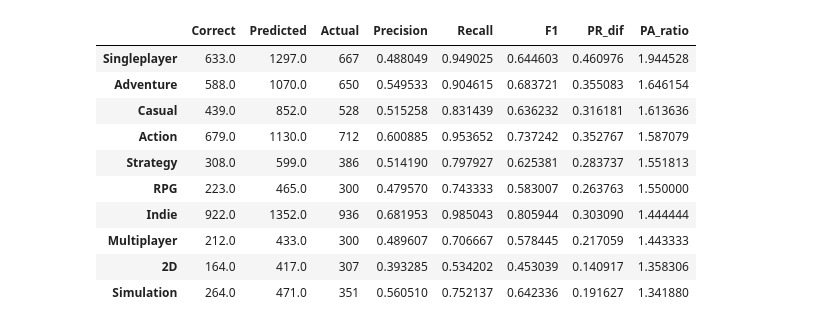
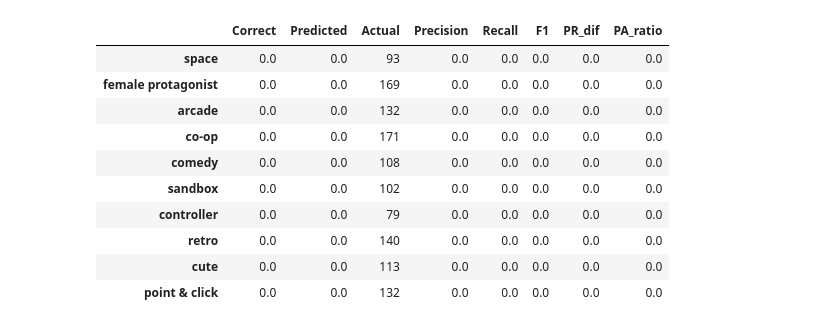
Before and after one commit to JorisVlaar/NLP_Project_Group_36, a Jupyter notebook: project2.ipynb, the cells around one changed output. Cells and saved outputs as stored; diff of their text form; code cells hidden in the pictures.

```diff
--- a/project2.ipynb
+++ b/project2.ipynb
@@ -268,6 +221,9 @@ Encoding text to embeddings...
 # -----------------------------
 print("Encoding tags to multilabel format...")
 mlb = MultiLabelBinarizer()
-y = mlb.fit_transform(game_reviews['tags'])
+y = mlb.fit_transform(game_reviews_filtered['tags'])
+
+print(filtered_embeddings.shape)
+print(y.shape)
 # %% [output]
 Encoding tags to multilabel format...
@@ -277,7 +235,7 @@ Encoding tags to multilabel format...
 # -----------------------------
 print("Splitting data into train and test sets...")
 X_train, X_test, y_train, y_test, train_ids, test_ids, train_names, test_names = train_test_split(
-    data, y, game_reviews['app_id'], game_reviews['app_name'], test_size=0.15, random_state=69
+    filtered_embeddings, y, game_reviews_filtered['app_id'], game_reviews_filtered['app_name'], test_size=0.15, random_state=42
 )
 
 print(X_train.shape, y_train.shape, X_test.shape, y_test.shape)
@@ -361,6 +319,6 @@ def get_treshhold_tags(probs, threshold=0.25):
         dynamic_pred_tags.append(tags)
     return dynamic_pred_tags
 # %%
-# probsl = simple_linear(X_train, y_train)
+probsl = simple_linear(X_train, y_train)
 # probsm = median_class_weights_linear(X_train, y_train, X_test)
-kprobs = kfoldprobs(X_train, y_train, X_test, n_splits=10)
+# kprobs = kfoldprobs(X_train, y_train, X_test, n_splits=10)
@@ -367,17 +361,15 @@ kprobs = kfoldprobs(X_train, y_train, X_test, n_splits=10)
 # %%
-for i in [0.1, 0.15, 0.2, 0.25]:
+for i in [0.1, 0.15, 0.2, 0.25, .3]:
     print("\n ----------- \nResults for threshold =", i)
-    # top_n_pred_tags = get_treshhold_tags(probsl, threshold=i)
+    top_n_pred_tags = get_treshhold_tags(probsl, threshold=i)
     # print("Results for simple linear model:")
     # ceval(top_n_pred_tags)
     # top_n_pred_tags = get_top_n_tags(probsl, top_n=8)
     # print("\n ----------- \nResults for simple linear model (top 8):")
-    # ceval(top_n_pred_tags)
-    # top_n_pred_tags = get_treshhold_tags(probsm, threshold=0.35)
-    # print("\n ----------- \nResults for median class weights linear model:")
-    # ceval(top_n_pred_tags)
-    top_n_pred_tags = get_treshhold_tags( kprobs, threshold=i)
-    print("\n ----------- \nResults for k-fold model:")
+    # top_n_pred_tags = get_treshhold_tags(probsm, threshold=i)
+    print("\n ----------- \nResults for median class weights linear model:")
+    # top_n_pred_tags = get_treshhold_tags( kprobs, threshold=i)
+    # print("\n ----------- \nResults for k-fold model:")
     ceval(top_n_pred_tags)
 # %% [output]
  -----------
@@ -483,22 +474,22 @@ tag_stats = tag_stats.fillna(0).sort_values('F1', ascending=False)
 # %%
 # tag_stats.sort_values('Correct', ascending=False).head(10)
 # tag_stats[tag_stats['Predicted'] > 5].sort_values('Precision', ascending=False).head(10)
 # tag_stats[tag_stats['Actual'] > 5].sort_values('Recall').head(10)
 # tag_stats.sort_values('F1', ascending=False).head(25)
 # tag_stats.sort_values('PR_dif', ascending=False).head(10)
-tag_stats.sort_values('PA_ratio', ascending=False).head(10)
+tag_stats.sort_values('PA_ratio', ascending=True).head(10)
 # %% [output]
 |  | Correct | Predicted | Actual | Precision | Recall | F1 | PR_dif | PA_ratio |
-| Singleplayer | 633.0 | 1297.0 | 667 | 0.488049 | 0.949025 | 0.644603 | 0.460976 | 1.944528 |
-| Adventure | 588.0 | 1070.0 | 650 | 0.549533 | 0.904615 | 0.683721 | 0.355083 | 1.646154 |
-| Casual | 439.0 | 852.0 | 528 | 0.515258 | 0.831439 | 0.636232 | 0.316181 | 1.613636 |
-| Action | 679.0 | 1130.0 | 712 | 0.600885 | 0.953652 | 0.737242 | 0.352767 | 1.587079 |
-| Strategy | 308.0 | 599.0 | 386 | 0.514190 | 0.797927 | 0.625381 | 0.283737 | 1.551813 |
-| RPG | 223.0 | 465.0 | 300 | 0.479570 | 0.743333 | 0.583007 | 0.263763 | 1.550000 |
-| Indie | 922.0 | 1352.0 | 936 | 0.681953 | 0.985043 | 0.805944 | 0.303090 | 1.444444 |
-| Multiplayer | 212.0 | 433.0 | 300 | 0.489607 | 0.706667 | 0.578445 | 0.217059 | 1.443333 |
-| 2D | 164.0 | 417.0 | 307 | 0.393285 | 0.534202 | 0.453039 | 0.140917 | 1.358306 |
-| Simulation | 264.0 | 471.0 | 351 | 0.560510 | 0.752137 | 0.642336 | 0.191627 | 1.341880 |
+| space | 0.0 | 0.0 | 93 | 0.0 | 0.0 | 0.0 | 0.0 | 0.0 |
+| female protagonist | 0.0 | 0.0 | 169 | 0.0 | 0.0 | 0.0 | 0.0 | 0.0 |
+| arcade | 0.0 | 0.0 | 132 | 0.0 | 0.0 | 0.0 | 0.0 | 0.0 |
+| co-op | 0.0 | 0.0 | 171 | 0.0 | 0.0 | 0.0 | 0.0 | 0.0 |
+| comedy | 0.0 | 0.0 | 108 | 0.0 | 0.0 | 0.0 | 0.0 | 0.0 |
+| sandbox | 0.0 | 0.0 | 102 | 0.0 | 0.0 | 0.0 | 0.0 | 0.0 |
+| controller | 0.0 | 0.0 | 79 | 0.0 | 0.0 | 0.0 | 0.0 | 0.0 |
+| retro | 0.0 | 0.0 | 140 | 0.0 | 0.0 | 0.0 | 0.0 | 0.0 |
+| cute | 0.0 | 0.0 | 113 | 0.0 | 0.0 | 0.0 | 0.0 | 0.0 |
+| point & click | 0.0 | 0.0 | 132 | 0.0 | 0.0 | 0.0 | 0.0 | 0.0 |
 # %%
 def find_unpredicted_tags(top_n_pred_tags, actual_tags):
     return set([item for sublist in actual_tags for item in sublist]) - set([item for sublist in top_n_pred_tags for item in sublist])
```
Also changed, not shown: parts of 28 cells of this notebook, 8 other files.
